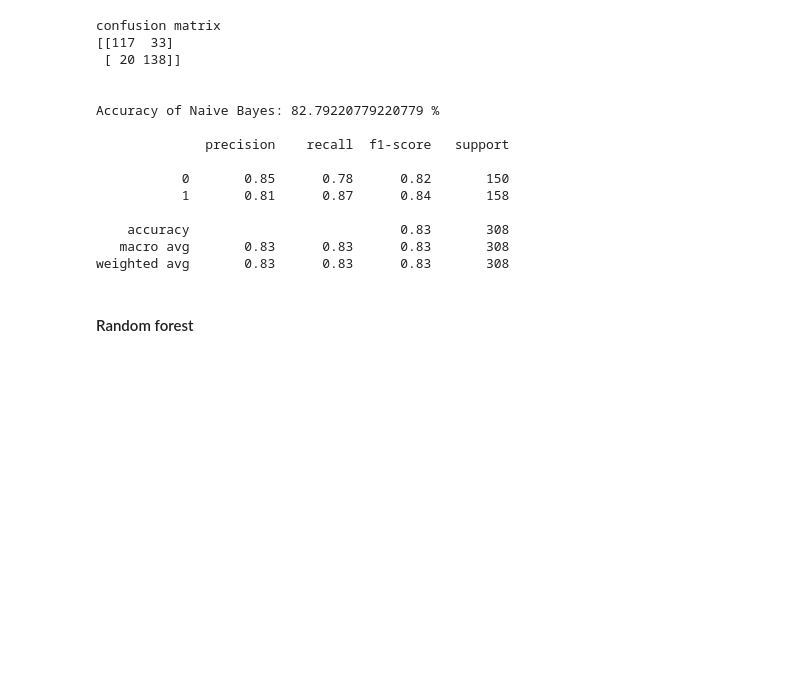
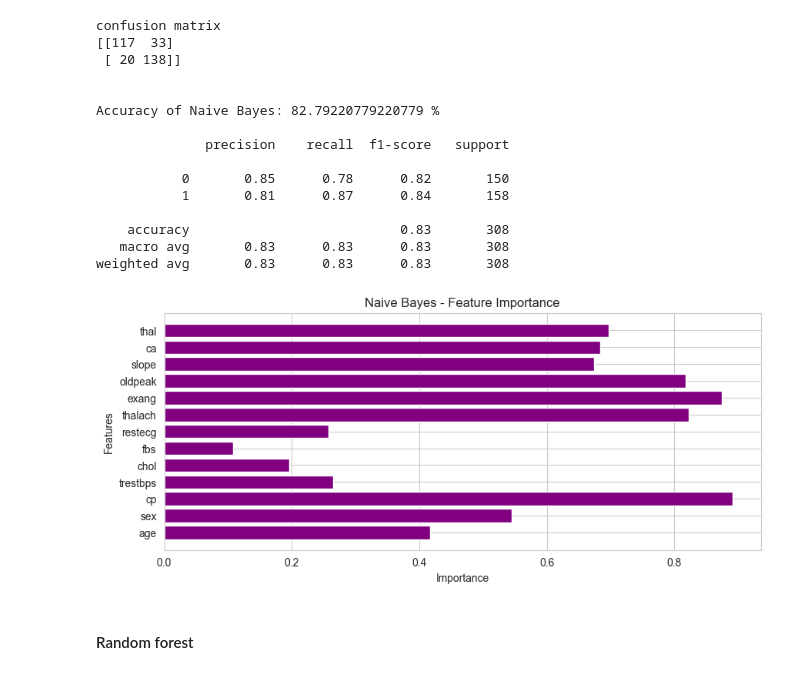
Before and after one commit to asndiallo/MedAI-MultiDataset-Study, a Jupyter notebook: notebooks/heart-disease.ipynb, the cells around one changed output. Saved outputs shown, nothing was run; the diff lists cells and outputs as text; code cells hidden in the pictures; blank space fills up the shorter version.

Commit message:
add Feature Importance for other models

```diff
--- a/notebooks/heart-disease.ipynb
+++ b/notebooks/heart-disease.ipynb
@@ -306,6 +307,22 @@ Accuracy of Naive Bayes: 82.79220779220779 %
     accuracy                           0.83       308
    macro avg       0.83      0.83      0.83       308
 weighted avg       0.83      0.83      0.83       308
+# %%
+# Naive Bayes doesn't inherently provide feature importance, but you can explore coefficient magnitudes
+# For simplicity, let's use absolute values of coefficients
+nb_feature_importance = pd.DataFrame(
+    {"Feature": X.columns, "Importance": np.abs(nb.theta_[1] - nb.theta_[0])}
+)
+
+# Plotting feature importance
+plt.figure(figsize=(10, 4))
+plt.title("Naive Bayes - Feature Importance")
+plt.xlabel("Importance")
+plt.ylabel("Features")
+plt.barh(nb_feature_importance["Feature"], nb_feature_importance["Importance"], color="purple")
+plt.show()
+# %% [output]
+[figure, added]
 # %% [markdown]
 #### Random forest
 # %%
```
Also changed, not shown: parts of 3 cells of this notebook.
